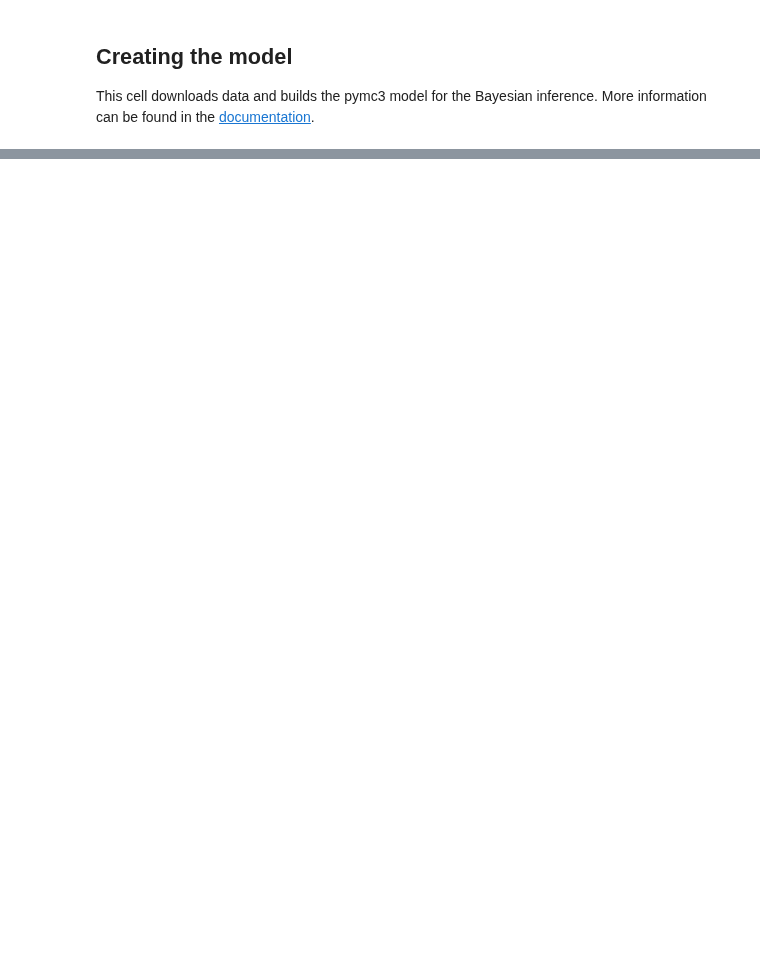
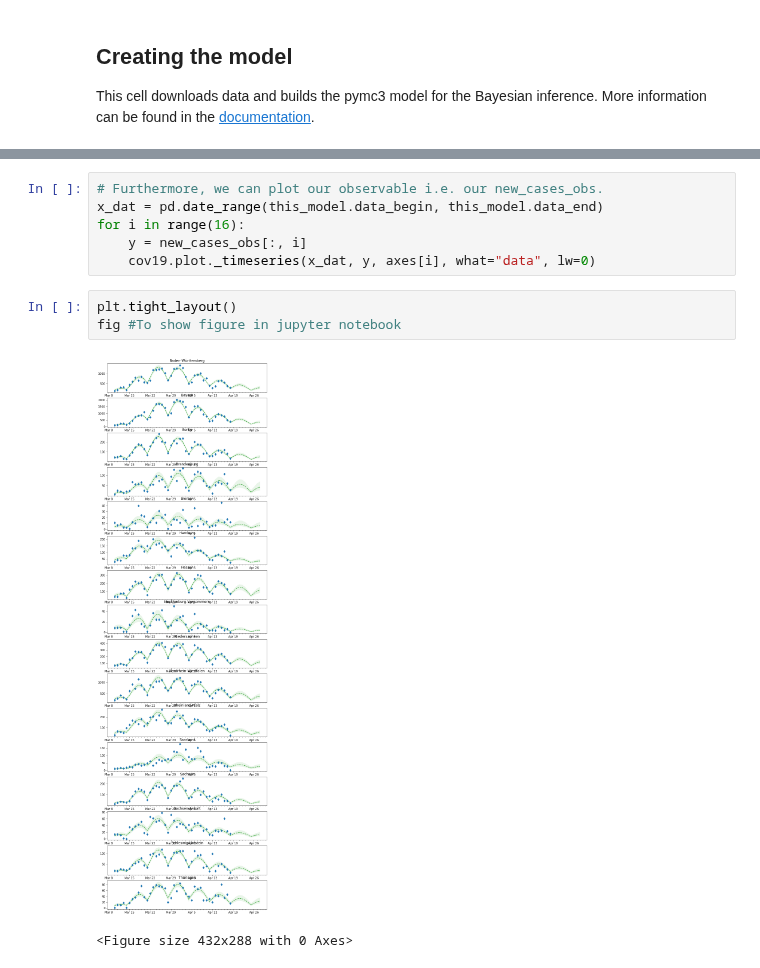
Before and after one commit to Priesemann-Group/covid19_inference, a Jupyter notebook: scripts/interactive/example_bundeslaender.ipynb, the cells around one changed output, grey strips where cells are left out. Drawn from its saved outputs; the diff is of its cells as text; blank space fills up the shorter version.

Commit message:
Run Notebooks, fixed typo and added `fig` to show figures in jupyter notebooks

```diff
--- a/scripts/interactive/example_bundeslaender.ipynb
+++ b/scripts/interactive/example_bundeslaender.ipynb
@@ -199,0 +281,12 @@ plt.tight_layout()
+# %%
+# Furthermore, we can plot our observable i.e. our new_cases_obs.
+x_dat = pd.date_range(this_model.data_begin, this_model.data_end)
+for i in range(16):
+    y = new_cases_obs[:, i]
+    cov19.plot._timeseries(x_dat, y, axes[i], what="data", lw=0)
+# %%
+plt.tight_layout()
+fig #To show figure in jupyter notebook
+# %% [output]
+[figure, added]
+<Figure size 432x288 with 0 Axes>
```
Also changed, not shown: parts of 38 cells of this notebook, 6 other files.
